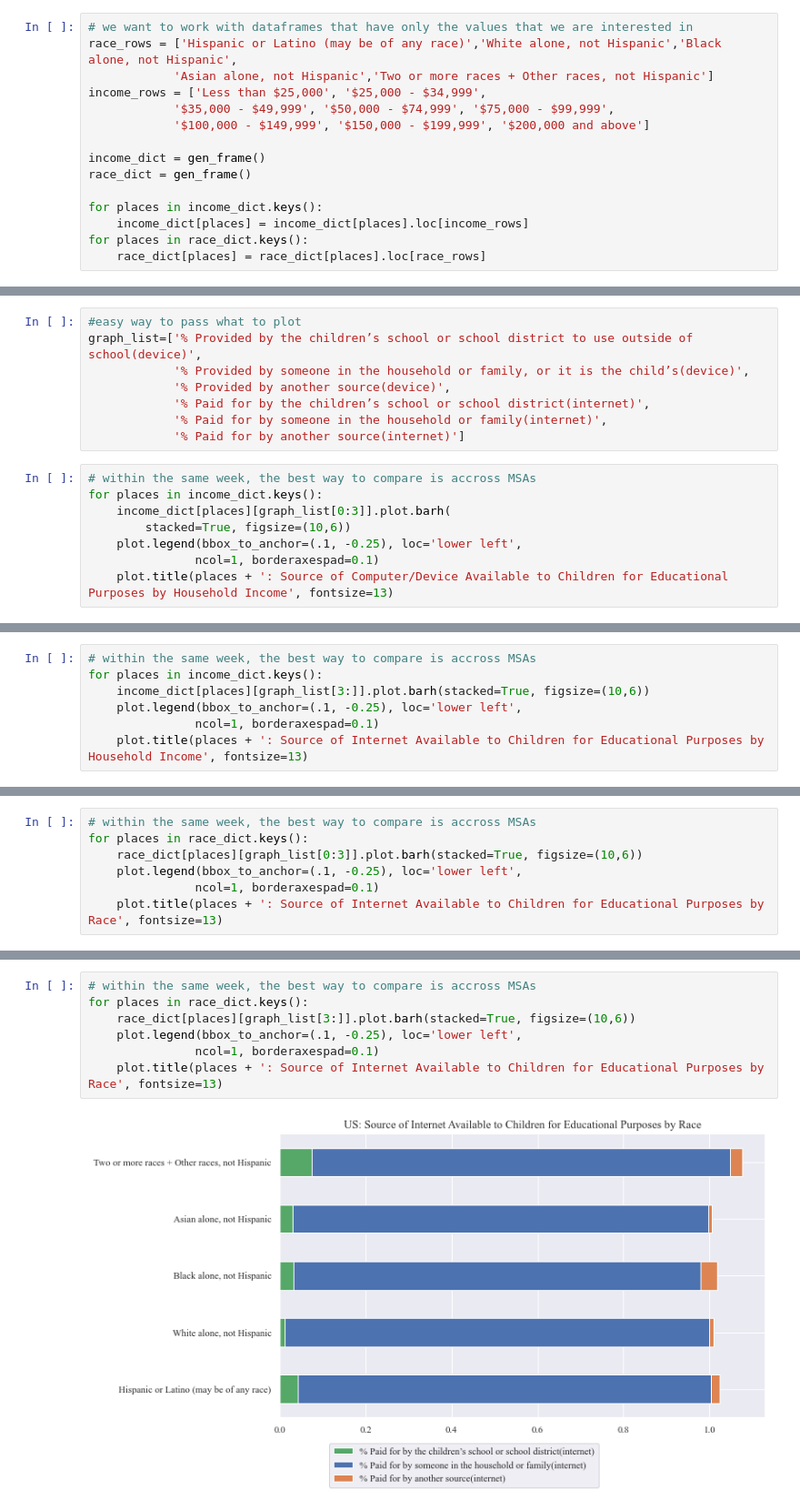
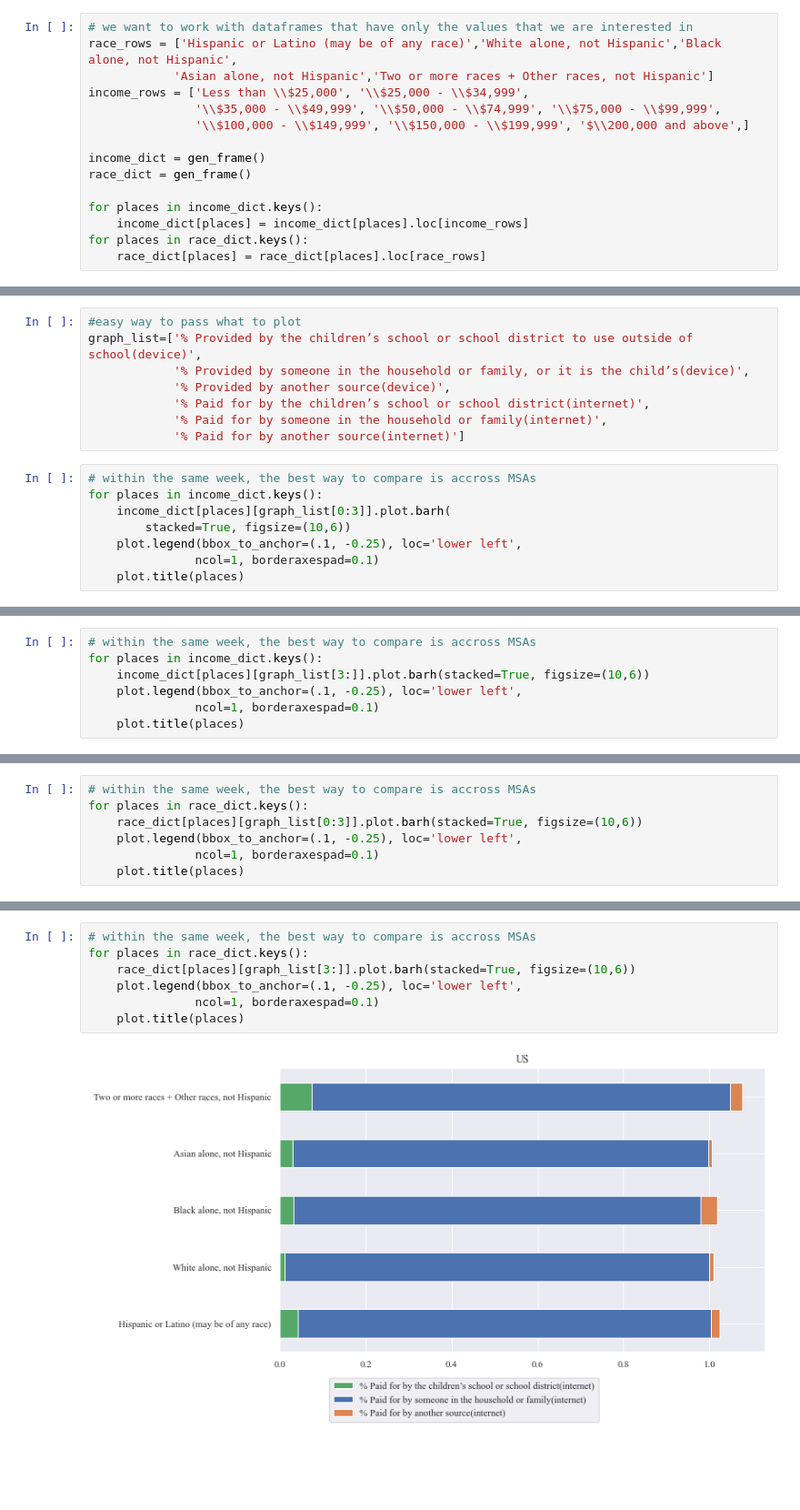
Before and after one commit to AnGWar26/icsd-pulse, a Jupyter notebook: notebooks/clean_data_edu.ipynb, the cells around one changed output, grey strips where cells are left out. Shown at 91% size. Cells and saved outputs as stored; diff of their text form; blank space fills up the shorter version.

```diff
--- a/notebooks/clean_data_edu.ipynb
+++ b/notebooks/clean_data_edu.ipynb
@@ -25,9 +26,9 @@ def gen_frame():
 # we want to work with dataframes that have only the values that we are interested in
 race_rows = ['Hispanic or Latino (may be of any race)','White alone, not Hispanic','Black alone, not Hispanic',
             'Asian alone, not Hispanic','Two or more races + Other races, not Hispanic']
-income_rows = ['Less than $25,000', '$25,000 - $34,999',
-            '$35,000 - $49,999', '$50,000 - $74,999', '$75,000 - $99,999',
-            '$100,000 - $149,999', '$150,000 - $199,999', '$200,000 and above']
+income_rows = ['Less than \\$25,000', '\\$25,000 - \\$34,999',
+               '\\$35,000 - \\$49,999', '\\$50,000 - \\$74,999', '\\$75,000 - \\$99,999',
+               '\\$100,000 - \\$149,999', '\\$150,000 - \\$199,999', '$\\200,000 and above',]
 
 income_dict = gen_frame()
 race_dict = gen_frame()
@@ -113,5 +115,5 @@ for places in income_dict.keys():
         stacked=True, figsize=(10,6))
     plot.legend(bbox_to_anchor=(.1, -0.25), loc='lower left',
                ncol=1, borderaxespad=0.1)
-    plot.title(places + ': Source of Computer/Device Available to Children for Educational Purposes by Household Income', fontsize=13)
+    plot.title(places)
 # %% [output]
@@ -134,5 +136,5 @@ for places in income_dict.keys():
     income_dict[places][graph_list[3:]].plot.barh(stacked=True, figsize=(10,6))
     plot.legend(bbox_to_anchor=(.1, -0.25), loc='lower left',
                ncol=1, borderaxespad=0.1)
-    plot.title(places + ': Source of Internet Available to Children for Educational Purposes by Household Income', fontsize=13)
+    plot.title(places)
 # %% [output]
@@ -155,5 +157,5 @@ for places in race_dict.keys():
     race_dict[places][graph_list[0:3]].plot.barh(stacked=True, figsize=(10,6))
     plot.legend(bbox_to_anchor=(.1, -0.25), loc='lower left',
                ncol=1, borderaxespad=0.1)
-    plot.title(places + ': Source of Internet Available to Children for Educational Purposes by Race', fontsize=13)
+    plot.title(places)
 # %% [output]
@@ -173,9 +175,9 @@ for places in race_dict.keys():
 # %%
 # within the same week, the best way to compare is accross MSAs
 for places in race_dict.keys():
     race_dict[places][graph_list[3:]].plot.barh(stacked=True, figsize=(10,6))
     plot.legend(bbox_to_anchor=(.1, -0.25), loc='lower left',
                ncol=1, borderaxespad=0.1)
-    plot.title(places + ': Source of Internet Available to Children for Educational Purposes by Race', fontsize=13)
+    plot.title(places)
 # %% [output]
-[figure, old version]
+[figure, new version]
```
Also changed, not shown: parts of 8 cells of this notebook, 1 other file.
